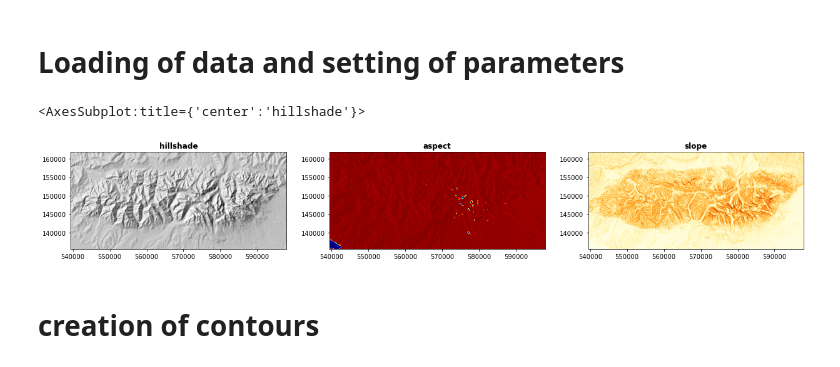
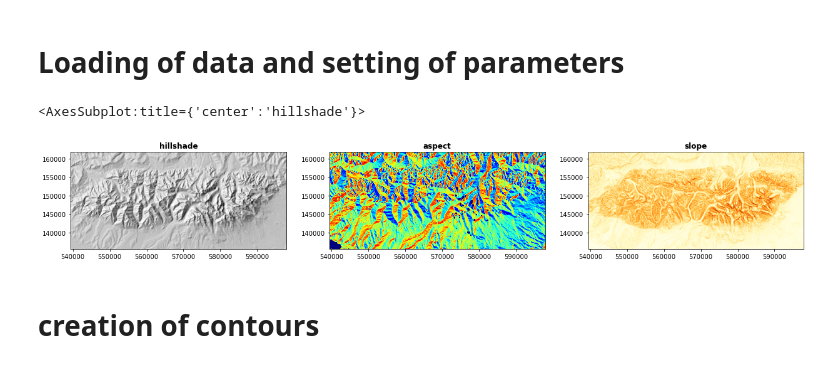
Before and after one commit to marcinszwagrzyk/Lehmanns_hachures, a Jupyter notebook: Lehmanns_Shrafure.ipynb, the cells around one changed output. Cells and saved outputs as stored; diff of their text form; code cells hidden in the pictures.

```diff
--- a/Lehmanns_Shrafure.ipynb
+++ b/Lehmanns_Shrafure.ipynb
@@ -22,22 +22,22 @@ warnings.filterwarnings("ignore")
 # %%
 station_meters = 250 # distance beetween sampling points
 conNum = 35 # number of countorus
 flat_areas_slope = 4 # flat areas - below this slope areas will not be drawn
 folder_shp = r'.\shp'
 folder_res = r'.\results'
 
 raster_slope = rasterio.open(r'.\dem\dem_tatras_slope.tif')
 raster_aspect = rasterio.open(r'.\dem\dem_tatras_aspect.tif')
 raster_hs = rasterio.open(r'.\dem\dem_tatras_hs.tif')
 raster_dem = gdal.Open(r'.\dem\dem_tatras.tif')
 fig, (axr, axg, axb) = plt.subplots(1,3, figsize=(21,7))
 
 show((raster_slope, 1), ax=axb, cmap='YlOrBr', title='slope')
-show((raster_aspect, 1), ax=axg, cmap='jet', title='aspect')
+show((raster_aspect, 1), ax=axg, cmap='jet', title='aspect', vmin=0)
 show((raster_hs, 1), ax=axr, cmap='gray', title='hillshade')
 # %% [output]
 <AxesSubplot:title={'center':'hillshade'}>
-[figure, old version]
+[figure, new version]
 # %% [markdown]
 # creation of contours
 # %%
```
Also changed, not shown: parts of 2 cells of this notebook.
